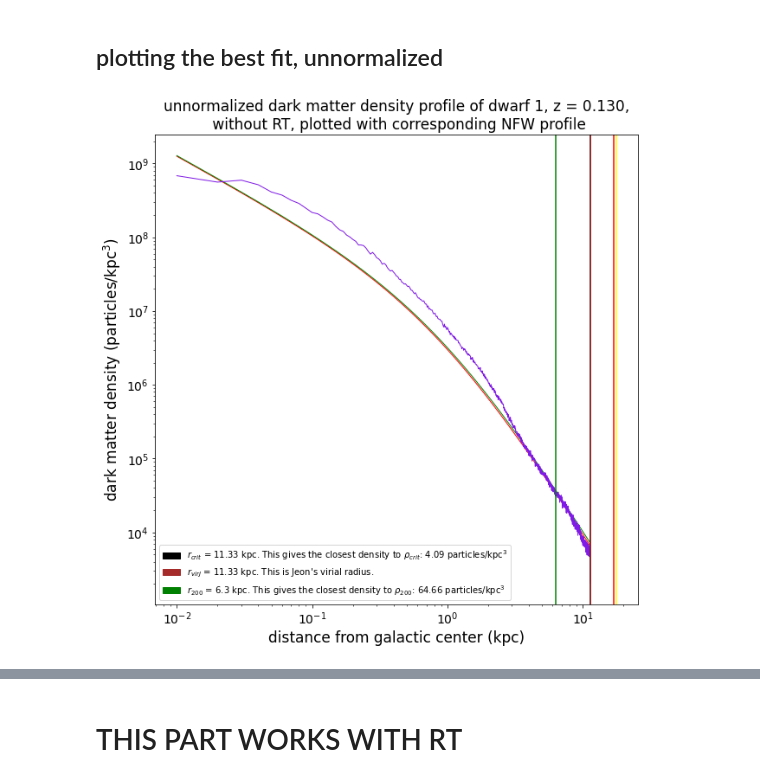
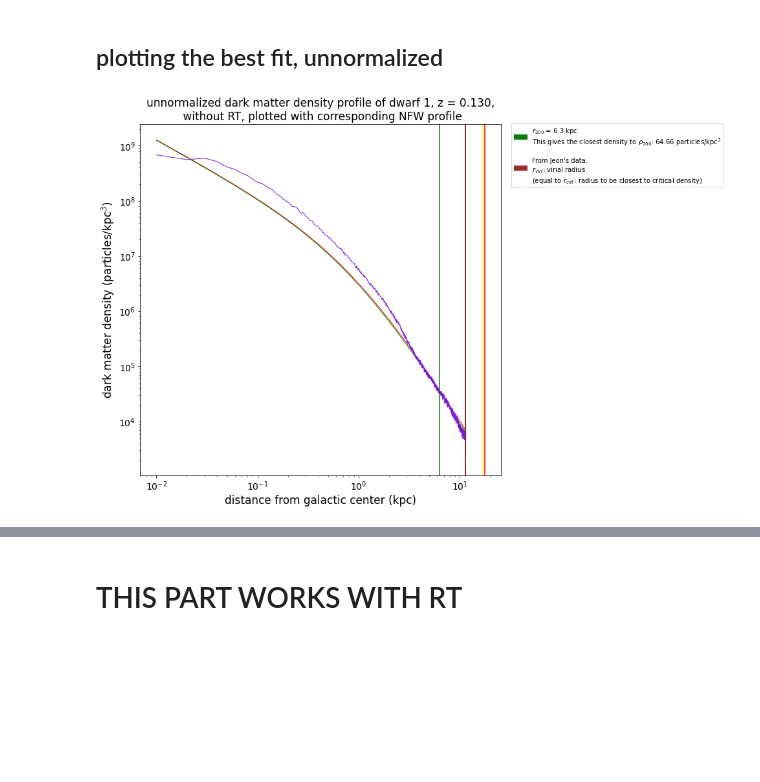
Before and after one commit to nguyenbinh1612/Binh_UFD, a Jupyter notebook: fit-with-NFW-dwarf1.ipynb, the cells around one changed output, grey strips where cells are left out. Cells and saved outputs as stored; diff of their text form; code cells hidden in the pictures; blank space fills up the shorter version.

```diff
--- a/fit-with-NFW-dwarf1.ipynb
+++ b/fit-with-NFW-dwarf1.ipynb
@@ -47,26 +48,26 @@ for radius_value in rad_array290_noRT:
 # %%
 # the mass equals to the mass of the last data point that Jeon collected.
 
-halo6_1 = NFW(mass_profile290_noRT[np.size(mass_profile290_noRT) - 1]) # NFW using total mass of the dwarf in the data file
-r_s6_1 = halo6_1.r_s()
-c_vir6_1 = halo6_1.c_vir()
-print('r_s =', r_s6_1)
-print('c_vir =', c_vir6_1)
+halo6 = NFW(mass_profile290_noRT[np.size(mass_profile290_noRT) - 1]) # NFW using total mass of the dwarf in the data file
+r_s6 = halo6.r_s()
+c_vir6 = halo6.c_vir()
+print('r_s =', r_s6)
+print('c_vir =', c_vir6)
 
-radius6_1 = np.arange(0.01, 11.34, 0.01) #unit: kpc
+radius6 = np.arange(0.01, 11.34, 0.01) #unit: kpc
 # %% [output]
 r_s = 0.9768300377488506
 c_vir = 18.041947430034675
 # %%
 # the mass is made up by Dr Besla to estimate m_vir
 
-halo6 = NFW(2.85e8) # NFW using M_200 / 0.87
-r_s6 = halo6.r_s()
-c_vir6 = halo6.c_vir()
-print('r_s =', r_s6)
-print('c_vir =', c_vir6)
+halo6_1 = NFW(2.85e8) # NFW using M_200 / 0.87
+r_s6_1 = halo6_1.r_s()
+c_vir6_1 = halo6_1.c_vir()
+print('r_s =', r_s6_1)
+print('c_vir =', c_vir6_1)
 
-radius6 = np.arange(0.01, 11.34, 0.01) #unit: kpc
+radius6_1 = np.arange(0.01, 11.34, 0.01) #unit: kpc
 # %% [output]
 r_s = 0.9404201093284129
 c_vir = 18.16826652958019
@@ -100,7 +101,7 @@ rad_at_rho_crit = rad_array290_noRT[index][0]
 density200 = rho_crit * 200
 deviate = abs(density_profile290_noRT * 500 - density200)
 ind = np.where(deviate == min(deviate))
-radi = rad_array290_noRT[ind][0]
+rad200 = rad_array290_noRT[ind][0]
 mass_at_200_times_rho_crit = mass_profile290_noRT[ind][0]
 
 # this defines the NFW profile
@@ -108,40 +109,40 @@ density_profile6 = halo6.rho(radius6)
 density_profile6_1 = halo6_1.rho(radius6_1)
 # %%
 # this just makes it more convenient to annotate the graph
-rad_1 = "$r_{crit}$ = " + str(rad_at_rho_crit) + " kpc. This gives the closest density to $ρ_{crit}$: " + \
+rad_1 = "$r_{crit}$ = " + str(rad_at_rho_crit) + " kpc.\nThis gives the closest density to $ρ_{crit}$: " + \
 str(round(density_profile290_noRT[index][0], 2)) + " particles/kpc$^3$"
 # multiply the density here by 500 to make the horizontal & vertical lines intersect!
-rad_2 = "$r_{virJ}$ = " + str(round(1.133394e+04 * 0.001, 2)) + " kpc. This is Jeon's virial radius."
-rad_3 = "$r_{200}$ = " + str(radi) + " kpc. This gives the closest density to $ρ_{200}$: " + \
+rad_2 = "$r_{virJ}$ = " + str(round(1.133394e+04 * 0.001, 2)) + " kpc.\nThis is Jeon's virial radius."
+rad_3 = "$r_{200}$ = " + str(rad200) + " kpc.\nThis gives the closest density to $ρ_{200}$: " + \
 str(round(density_profile290_noRT[ind][0], 2)) + " particles/kpc$^3$"
 
 # the rest is the actual graphing stuff
-plt.figure(figsize=(10, 10))
+fig, ax = plt.subplots(figsize=[10, 10])
+
 plt.plot(radius6, density_profile6, color='red', linewidth=1)
 plt.plot(radius6_1, density_profile6_1, color='green', linewidth=1)
 plt.plot(radius6, density_profile290_noRT * 500, color=(0.5, 0.1, 0.9, 1), linewidth=1)
 plt.axvline(rad_at_rho_crit, color='black')
 plt.axvline(1.133394e+04 * 0.001, color='brown')
 plt.axvline(radi, color='green')
 plt.axvline(halo6_1.r_vir(), color='yellow')
 plt.axvline(halo6.r_vir(), color='red')
-legend1 = mpatches.Patch(color='black', label=rad_1)
-legend2 = mpatches.Patch(color='brown', label=rad_2)
-legend3 = mpatches.Patch(color='green', label=rad_3)
-plt.legend(handles=[legend1, legend2, legend3], loc='lower left')
+note1 = mpatches.Patch(color='green', label=rad_3)
+note2 = mpatches.Patch(color='brown', label="\nFrom Jeon's data:\n$r_{virJ}:$virial radius\n(equal to $r_{crit}:$radius to be closest to critical density)")
+plt.legend(handles=[note1, note2], bbox_to_anchor=(1.02, 1.01), loc='upper left')
 
 plt.xlabel('distance from galactic center (kpc)', fontsize=17)
 plt.ylabel('dark matter density (particles/kpc$^3$)', fontsize=17) # using LATEX here!
+plt.title('unnormalized dark matter density profile of dwarf 1, z = 0.130,\n without RT, plotted with corresponding NFW profile', loc='center', fontsize=17)
 plt.xticks(fontsize=14)
 plt.yticks(fontsize=14)
 plt.xscale('log')
 plt.yscale('log')
 
-plt.title('unnormalized dark matter density profile of dwarf 1, z = 0.130,\n without RT, plotted with corresponding NFW profile', loc='center', fontsize=17)
 
 plt.show()
 # %% [output]
-[figure, old version]
+[figure, new version]
 # %%
 # plotting the mass profile at this redshift
 
```
Also changed, not shown: parts of 2 cells of this notebook.
